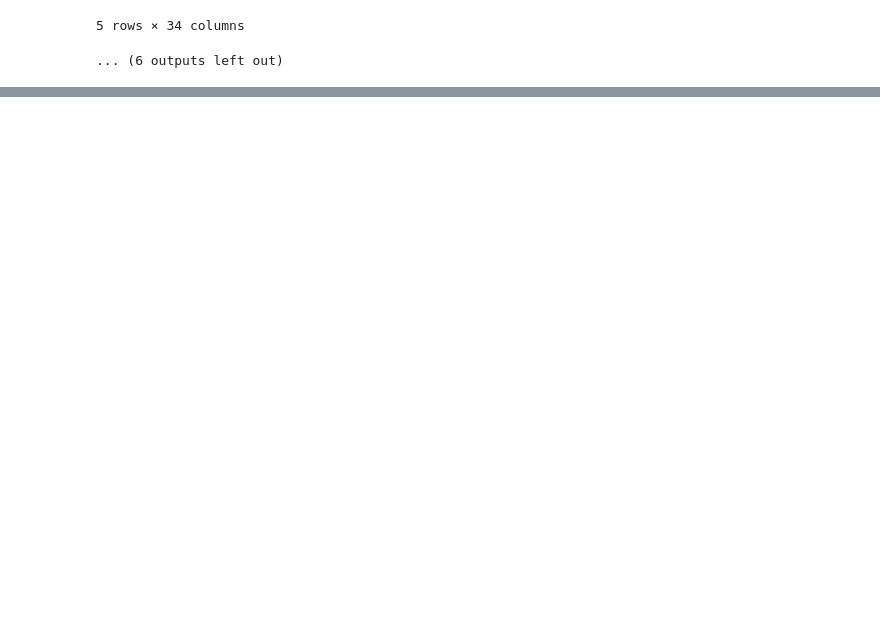
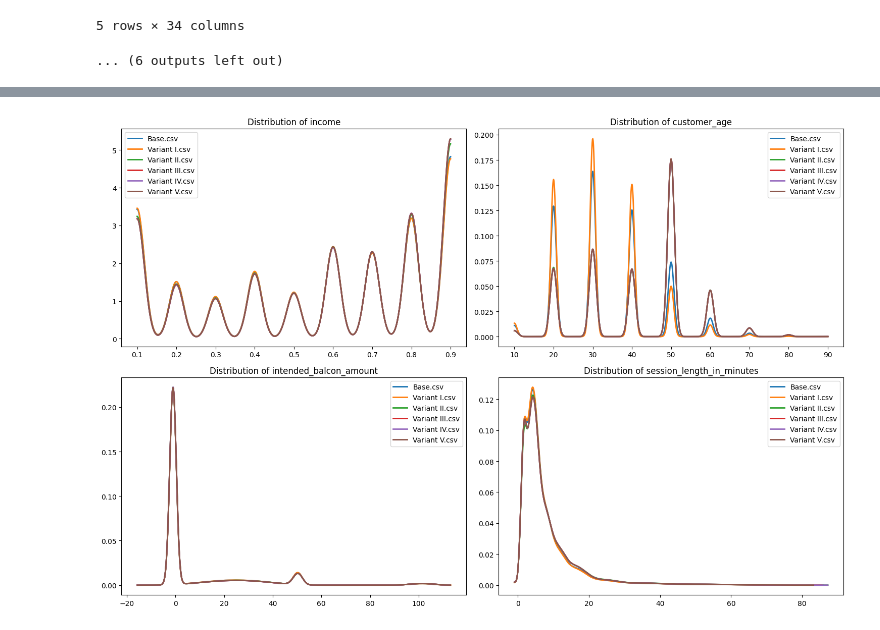
Before and after one commit to TomMcIver/Bank-Account-Fraud, a Jupyter notebook: bank-account-fraud-detection.ipynb, the cells around one changed output, grey strips where cells are left out. Drawn from its saved outputs; the diff is of its cells as text; code cells hidden in the pictures; blank space fills up the shorter version.

Commit message:
analyzed correlations, visualized fraud vs non-fraud distributions with scipy kde, and compared feature distributions, finding weak fraud predictors

```diff
--- a/bank-account-fraud-detection.ipynb
+++ b/bank-account-fraud-detection.ipynb
@@ -115,3 +115,52 @@ fig.update_layout(title="Missing Values in Bank Fraud Datasets")
 fig.show()
 # %% [output]
 [interactive output not drawn]
+# %%
+import matplotlib.pyplot as plt
+import numpy as np
+import pandas as pd
+from scipy import stats
+from tqdm.notebook import tqdm
+import time
+
+
+selected_features = ["income", "customer_age", "intended_balcon_amount", "session_length_in_minutes"]
+
+
+plt.figure(figsize=(15, 10))
+
+#eta
+total_iterations = len(selected_features) * len(datasets)
+progress_bar = tqdm(total=total_iterations, desc="Processing features")
+
+#plot
+for i, feature in enumerate(selected_features, 1):
+    plt.subplot(2, 2, i)
+
+    for name, df in datasets.items():
+        if feature in df.columns:
+            data = df[feature].values
+            finite_mask = np.isfinite(data)
+            finite_data = data[finite_mask]
+
+            if len(finite_data) > 0:
+                x_min, x_max = finite_data.min(), finite_data.max()
+                x = np.linspace(x_min, x_max, 1000)
+
+                kde = stats.gaussian_kde(finite_data)
+                y = kde(x)
+
+                plt.plot(x, y, label=name, linewidth=2)
+
+
+        progress_bar.update(1)
+
+    plt.title(f"Distribution of {feature}")
+    plt.legend()
+
+progress_bar.close()
+
+plt.tight_layout()
+plt.show()
+# %% [output]
+[figure, added]
```
Also changed, not shown: parts of 2 cells of this notebook.
